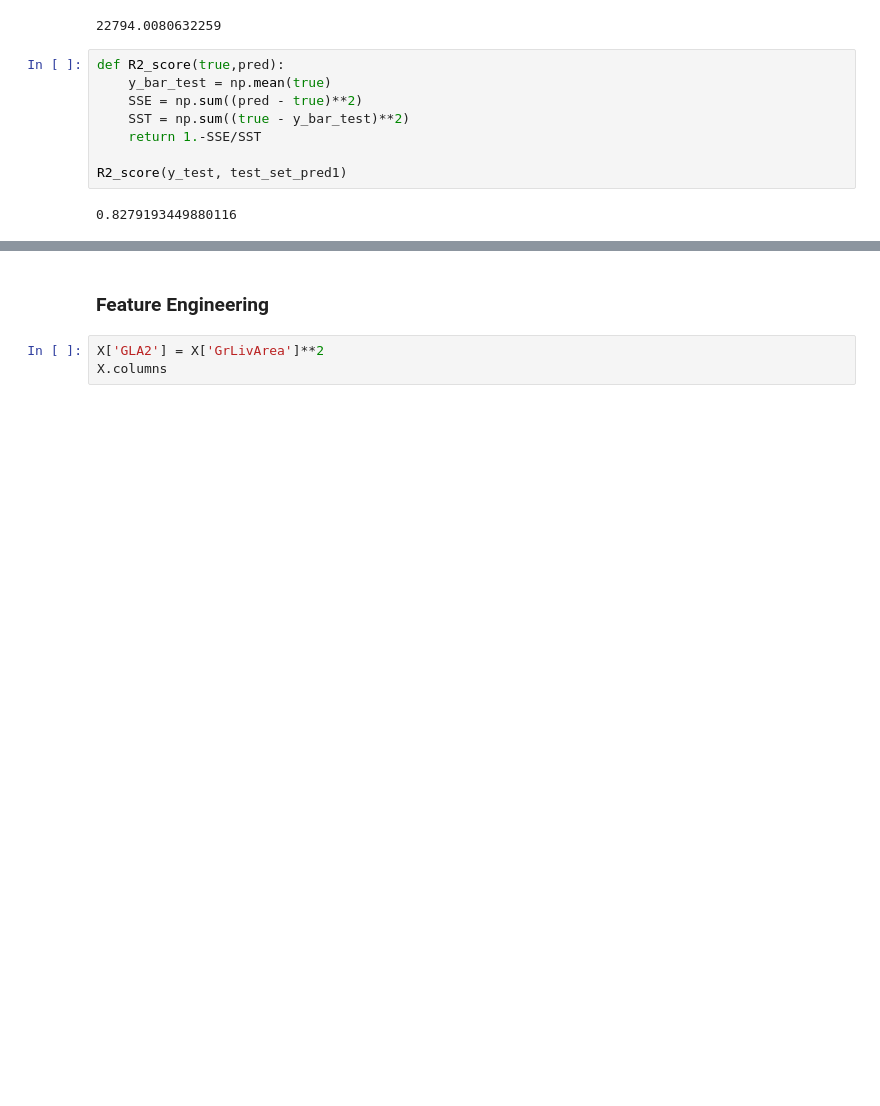
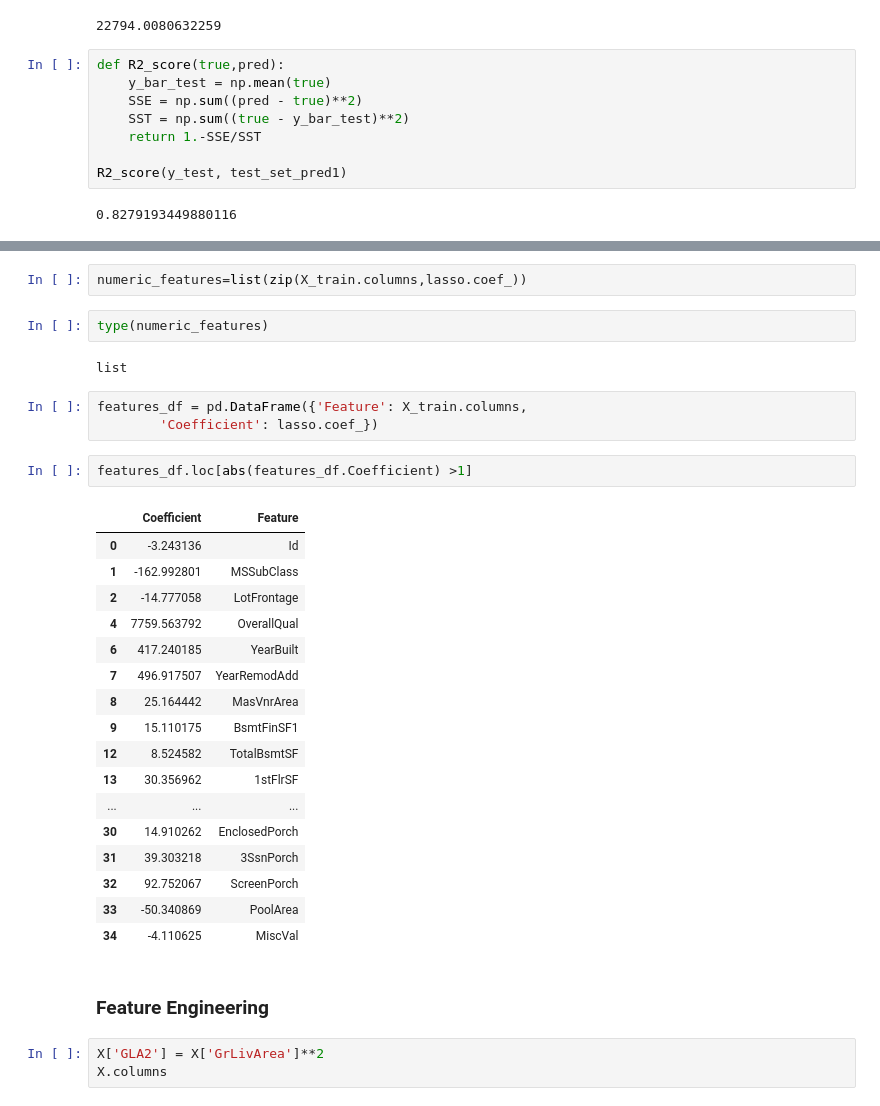
Before and after one commit to jakedaford/housing-prices-ML-project, a Jupyter notebook: olga/Ames_housing_EDA_Olga.ipynb, the cells around one changed output, grey strips where cells are left out. Cells and saved outputs as stored; diff of their text form; blank space fills up the shorter version.

```diff
--- a/olga/Ames_housing_EDA_Olga.ipynb
+++ b/olga/Ames_housing_EDA_Olga.ipynb
@@ -481,3 +543,32 @@ R2_score(y_test, test_set_pred1)
+# %%
+numeric_features=list(zip(X_train.columns,lasso.coef_))
+# %%
+type(numeric_features)
+# %% [output]
+list
+# %%
+features_df = pd.DataFrame({'Feature': X_train.columns,
+        'Coefficient': lasso.coef_})
+# %%
+features_df.loc[abs(features_df.Coefficient) >1]
+# %% [output]
+|  | Coefficient | Feature |
+| 0 | -3.243136 | Id |
+| 1 | -162.992801 | MSSubClass |
+| 2 | -14.777058 | LotFrontage |
+| 4 | 7759.563792 | OverallQual |
+| 6 | 417.240185 | YearBuilt |
+| 7 | 496.917507 | YearRemodAdd |
+| 8 | 25.164442 | MasVnrArea |
+| 9 | 15.110175 | BsmtFinSF1 |
+| 12 | 8.524582 | TotalBsmtSF |
+| 13 | 30.356962 | 1stFlrSF |
+| ... | ... | ... |
+| 30 | 14.910262 | EnclosedPorch |
+| 31 | 39.303218 | 3SsnPorch |
+| 32 | 92.752067 | ScreenPorch |
+| 33 | -50.340869 | PoolArea |
+| 34 | -4.110625 | MiscVal |
 # %% [markdown]
 ### Feature Engineering
 # %%
```
Also changed, not shown: parts of 23 cells of this notebook.
